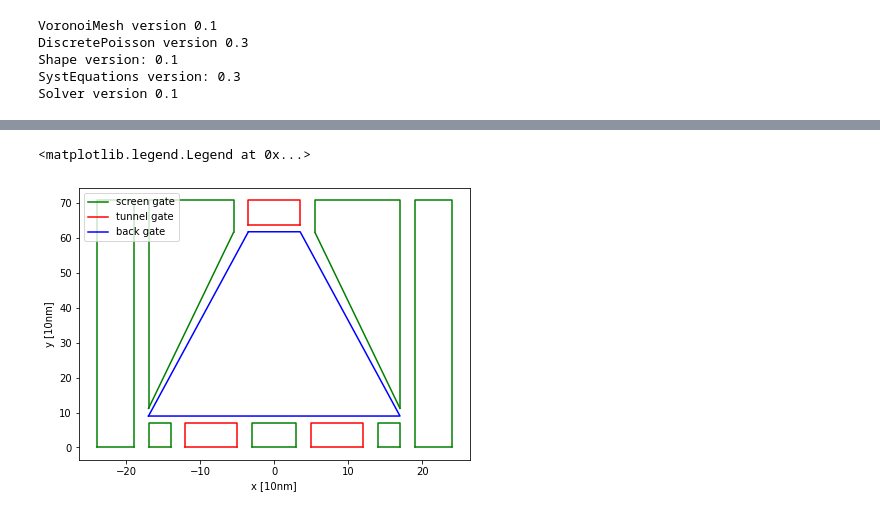
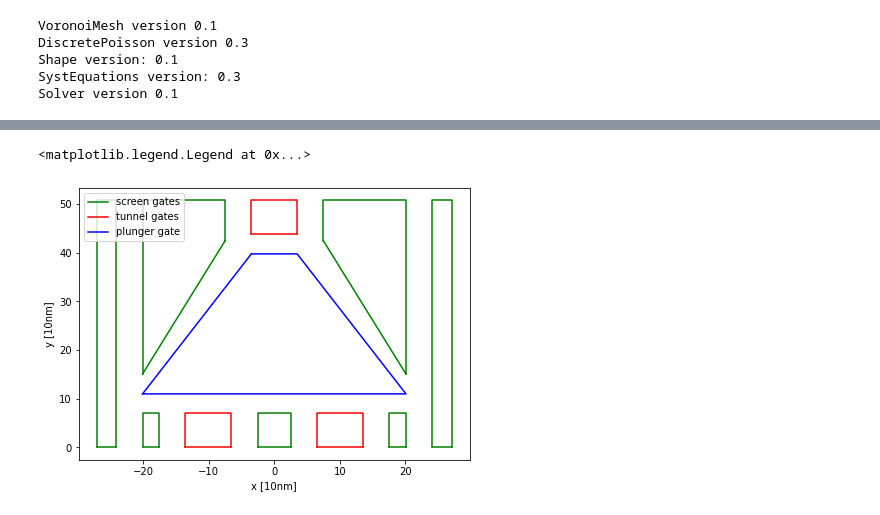
Before and after one commit to Satin21/Trijunction, a Jupyter notebook: analysis/electrostatics.ipynb, the cells around one changed output, grey strips where cells are left out. Drawn from its saved outputs; the diff is of its cells as text; code cells hidden in the pictures.

```diff
--- a/analysis/electrostatics.ipynb
+++ b/analysis/electrostatics.ipynb
@@ -56,10 +73,10 @@ density_m2 = density * m ** 2  # Electron density in 2DEG per m2
 #scaling_eV = 1 / (constants.e)  # in eV
 #mu = (((constants.hbar ** 2) * np.pi * density_m2) / meff) * scaling_eV
 # %%
-area = 2000
+area = 700
 angle = np.pi/3
 wire_width = 7
-gap = 2
+gap = 4
 # %%
 triangle_length = np.sqrt(area*np.tan(angle))
 triangle_width = np.abs((triangle_length/np.tan(angle)))
@@ -68,8 +85,9 @@ tunnel_length = wire_width
 tunnel_width = wire_width
 
 total_length = triangle_length + 2 * tunnel_length + 2 * gap - top_shift
-extra_width = 5
+extra_width = 3
 total_width = 2 * extra_width + triangle_width
+total_width = 2*total_width
 # %%
 gates = gates_trijunction(area, angle, wire_width, gap, extra_width)
 # %%
@@ -83,27 +101,27 @@ boundaries = [xmin, xmax, ymin, ymax, zmin, zmax]
 # %%
 fig, ax = plt.subplots(figsize=(7, 5))
 
 for _, gate in gates["screening_gates"].items():
-    ax.plot(gate[:, 0], gate[:, 1], "g", label='screen gate')
-    ax.plot([gate[0, 0], gate[-1, 0]], [gate[0, 1], gate[-1, 1]], "g", label='screen gate')
+    ax.plot(gate[:, 0], gate[:, 1], "g", label='screen gates')
+    ax.plot([gate[0, 0], gate[-1, 0]], [gate[0, 1], gate[-1, 1]], "g", label='screen gates')
 
 for _, gate in gates["tunnel_gates"].items():
-    ax.plot(gate[:, 0], gate[:, 1], "r", label='tunnel gate')
-    ax.plot([gate[0, 0], gate[-1, 0]], [gate[0, 1], gate[-1, 1]], "r", label='tunnel gate')
+    ax.plot(gate[:, 0], gate[:, 1], "r", label='tunnel gates')
+    ax.plot([gate[0, 0], gate[-1, 0]], [gate[0, 1], gate[-1, 1]], "r", label='tunnel gates')
 
 for _, gate in gates["back_gates"].items():
-    ax.plot(gate[:, 0], gate[:, 1], "b", label='back gate')
-    ax.plot([gate[0, 0], gate[-1, 0]], [gate[0, 1], gate[-1, 1]], "b", label='back gate')
+    ax.plot(gate[:, 0], gate[:, 1], "b", label='plunger gate')
+    ax.plot([gate[0, 0], gate[-1, 0]], [gate[0, 1], gate[-1, 1]], "b", label='plunger gate')
 
 ax.set_ylabel('y [10nm]')
 ax.set_xlabel('x [10nm]')
 
 handles, labels = plt.gca().get_legend_handles_labels()
 by_label = dict(zip(labels, handles))
 plt.legend(by_label.values(), by_label.keys(), loc='upper left')
 # %% [output]
 <matplotlib.legend.Legend at 0x...>
-[figure, old version]
+[figure, new version]
 # %%
 layout = Layout(
     total_width, total_length, grid_width_air=grid_spacing_air, margin=(50, 50, 50), shift=(0, total_length/2, 0)
```
Also changed, not shown: parts of 39 cells of this notebook, 1 other file.
